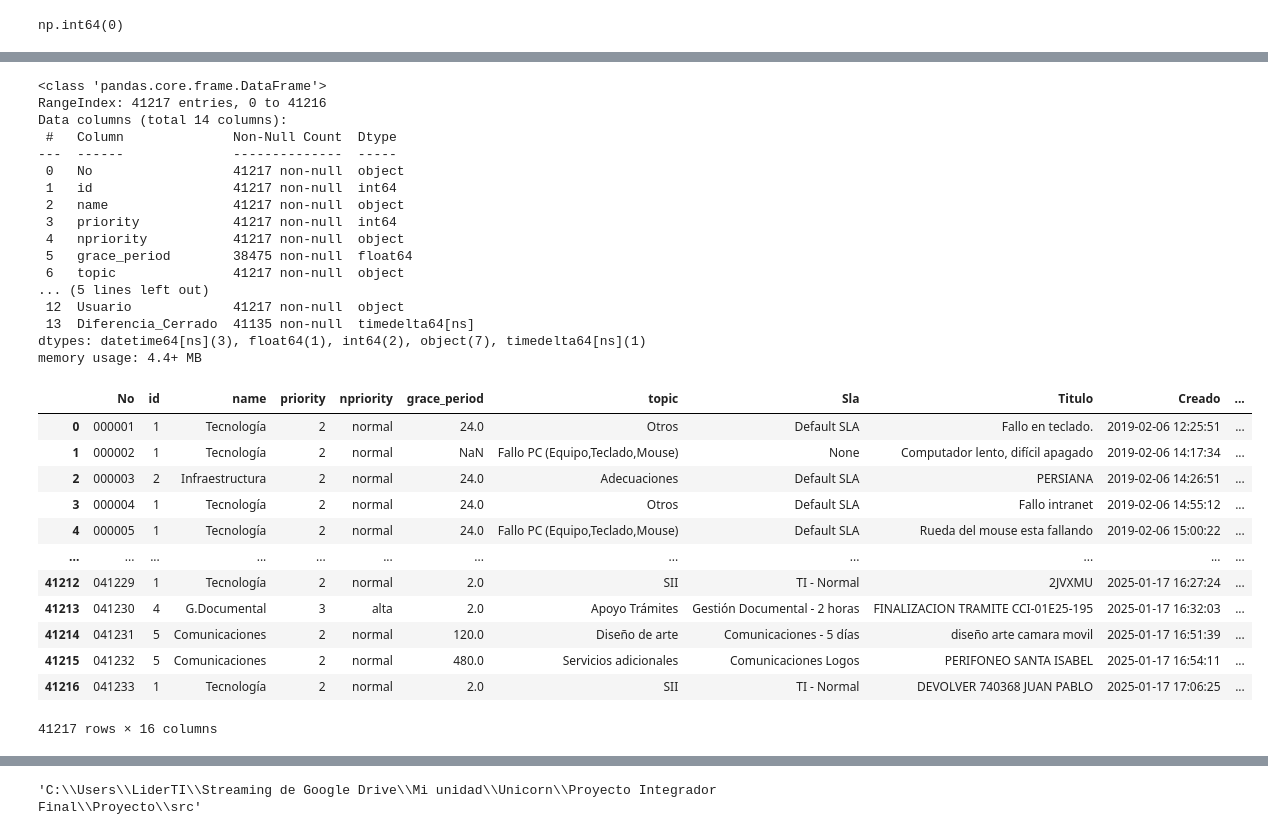
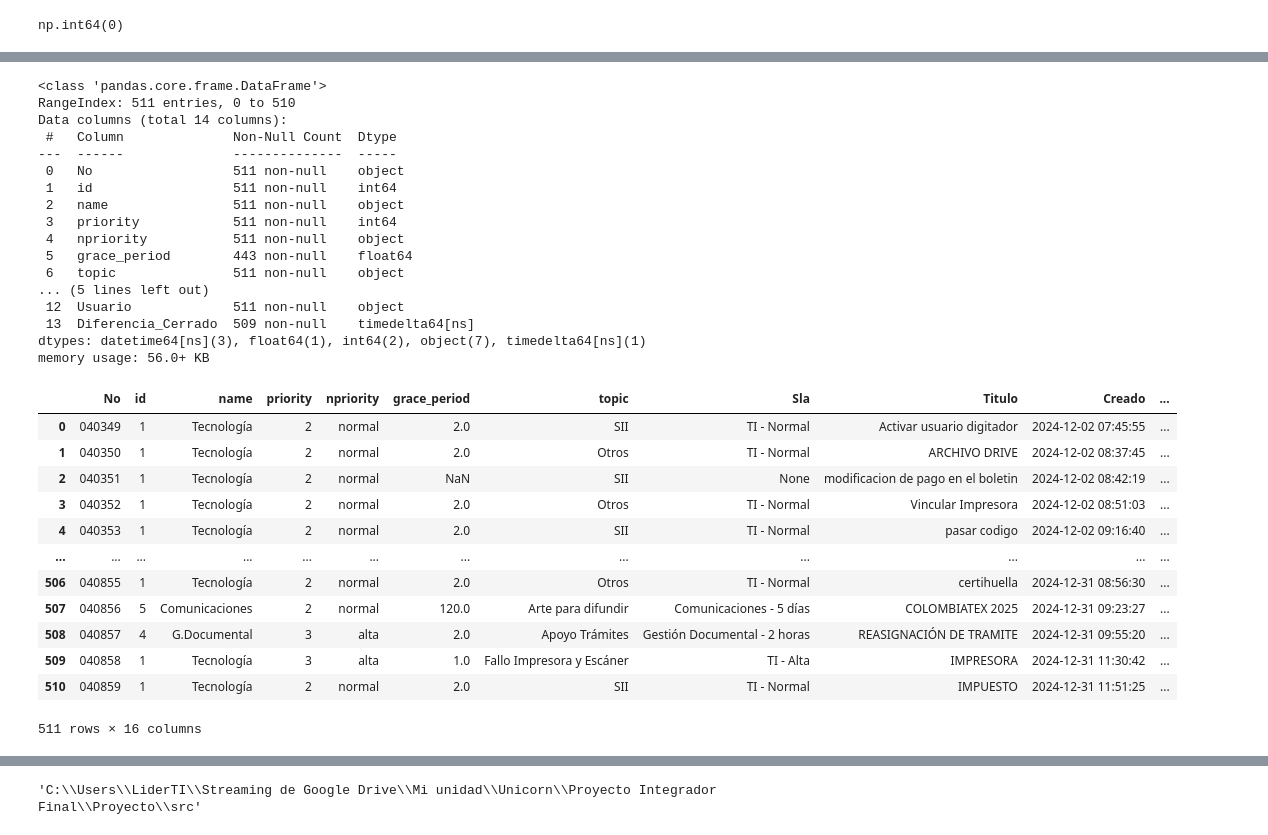
Before and after one commit to ccibague/unicorn7-data-analysis, a Jupyter notebook: src/generalTickets.ipynb, the cells around one changed output, grey strips where cells are left out. Drawn from its saved outputs; the diff is of its cells as text; code cells hidden in the pictures.

```diff
--- a/src/generalTickets.ipynb
+++ b/src/generalTickets.ipynb
@@ -294,7 +314,7 @@ array([2, 1, 3])
 df["name"] = df["name"].str.strip()
 # %%
 # Eliminar posibles espacios en blanco de priority antes de convertirlo a int
-#df["priority"] = df["priority"].str.strip()
+df["priority"] = df["priority"].str.strip()
 # %%
 # Convertir priority (object) a priority(int) y así poderlo comparar (df["priority"] == 1)
 df['priority'] = df['priority'].astype(int)
@@ -302,64 +322,62 @@ df['priority'] = df['priority'].astype(int)
 df.info()
 # %% [output]
 <class 'pandas.core.frame.DataFrame'>
-RangeIndex: 41217 entries, 0 to 41216
+RangeIndex: 511 entries, 0 to 510
 Data columns (total 14 columns):
  #   Column              Non-Null Count  Dtype
 ---  ------              --------------  -----
- 0   No                  41217 non-null  object
- 1   id                  41217 non-null  int64
- 2   name                41217 non-null  object
- 3   priority            41217 non-null  int64
- 4   npriority           41217 non-null  object
- 5   grace_period        38475 non-null  float64
- 6   topic               41217 non-null  object
+ 0   No                  511 non-null    object
+ 1   id                  511 non-null    int64
+ 2   name                511 non-null    object
+ 3   priority            511 non-null    int64
+ 4   npriority           511 non-null    object
+ 5   grace_period        443 non-null    float64
+ 6   topic               511 non-null    object
 ... (5 lines left out)
- 12  Usuario             41217 non-null  object
- 13  Diferencia_Cerrado  41135 non-null  timedelta64[ns]
+ 12  Usuario             511 non-null    object
+ 13  Diferencia_Cerrado  509 non-null    timedelta64[ns]
 dtypes: datetime64[ns](3), float64(1), int64(2), object(7), timedelta64[ns](1)
-memory usage: 4.4+ MB
+memory usage: 56.0+ KB
 # %%
 # Convertir Diferencia_Cerrado a horas
 df["Horas_Cerrado"] = df["Diferencia_Cerrado"].dt.total_seconds() / 3600
 
 
 # Según las prioridades y el tiempo de los SLA, se calcula el indicador si Cumple o no
 condiciones = [
     # Indicador de cumplimiento para el área de Tecnología
     (df["priority"] == 1) & (df["id"] == 1) & (df["Horas_Cerrado"] <= 3),
     (df["priority"] == 2) & (df["id"] == 1) & (df["Horas_Cerrado"] <= 2),
     (df["priority"] == 3) & (df["id"] == 1) & (df["Horas_Cerrado"] <= 1),
 
     # Indicador de cumplimiento para el área de Infraestructura
     (df["priority"] == 1) & (df["id"] == 2) & (df["Horas_Cerrado"] <= 3),
-    (df["priority"] == 2) & (df["id"] == 2) & (df["Horas_Cerrado"] <= 3),
-    (df["priority"] == 3) & (df["id"] == 2) & (df["Horas_Cerrado"] <= 24),
 
     # Indicador de cumplimiento para el área de Gestión Documental
     (df["priority"] == 1) & (df["id"] == 4) & (df["Horas_Cerrado"] <= 24),
     (df["priority"] == 2) & (df["id"] == 4) & (df["Horas_Cerrado"] <= 4),
     (df["priority"] == 3) & (df["id"] == 4) & (df["Horas_Cerrado"] <= 2)
 ]
 
 valores = ["Cumple"] * len(condiciones)
 
 # Asignar el valor por defecto en los casos que no cumplan con las condiciones
 df["Indicador"] = np.select(condiciones, valores, default="No cumple")
 df
 # %% [output]
 |  | No | id | name | priority | npriority | grace_period | topic | Sla | Titulo | Creado | ... |
-| 0 | 000001 | 1 | Tecnología | 2 | normal | 24.0 | Otros | Default SLA | Fallo en teclado. | 2019-02-06 12:25:51 | ... |
-| 1 | 000002 | 1 | Tecnología | 2 | normal | NaN | Fallo PC (Equipo,Teclado,Mouse) | None | Computador lento, difícil apagado | 2019-02-06 14:17:34 | ... |
-| 2 | 000003 | 2 | Infraestructura | 2 | normal | 24.0 | Adecuaciones | Default SLA | PERSIANA | 2019-02-06 14:26:51 | ... |
-| 3 | 000004 | 1 | Tecnología | 2 | normal | 24.0 | Otros | Default SLA | Fallo intranet | 2019-02-06 14:55:12 | ... |
-| 4 | 000005 | 1 | Tecnología | 2 | normal | 24.0 | Fallo PC (Equipo,Teclado,Mouse) | Default SLA | Rueda del mouse esta fallando | 2019-02-06 15:00:22 | ... |
+| 0 | 040349 | 1 | Tecnología | 2 | normal | 2.0 | SII | TI - Normal | Activar usuario digitador | 2024-12-02 07:45:55 | ... |
+| 1 | 040350 | 1 | Tecnología | 2 | normal | 2.0 | Otros | TI - Normal | ARCHIVO DRIVE | 2024-12-02 08:37:45 | ... |
+| 2 | 040351 | 1 | Tecnología | 2 | normal | NaN | SII | None | modificacion de pago en el boletin | 2024-12-02 08:42:19 | ... |
+| 3 | 040352 | 1 | Tecnología | 2 | normal | 2.0 | Otros | TI - Normal | Vincular Impresora | 2024-12-02 08:51:03 | ... |
+| 4 | 040353 | 1 | Tecnología | 2 | normal | 2.0 | SII | TI - Normal | pasar codigo | 2024-12-02 09:16:40 | ... |
 | ... | ... | ... | ... | ... | ... | ... | ... | ... | ... | ... | ... |
-| 41212 | 041229 | 1 | Tecnología | 2 | normal | 2.0 | SII | TI - Normal | 2JVXMU | 2025-01-17 16:27:24 | ... |
-| 41213 | 041230 | 4 | G.Documental | 3 | alta | 2.0 | Apoyo Trámites | Gestión Documental - 2 horas | FINALIZACION TRAMITE CCI-01E25-195 | 2025-01-17 16:32:03 | ... |
-| 41214 | 041231 | 5 | Comunicaciones | 2 | normal | 120.0 | Diseño de arte | Comunicaciones - 5 días | diseño arte camara movil | 2025-01-17 16:51:39 | ... |
-| 41215 | 041232 | 5 | Comunicaciones | 2 | normal | 480.0 | Servicios adicionales | Comunicaciones Logos | PERIFONEO SANTA ISABEL | 2025-01-17 16:54:11 | ... |
-| 41216 | 041233 | 1 | Tecnología | 2 | normal | 2.0 | SII | TI - Normal | DEVOLVER 740368 JUAN PABLO | 2025-01-17 17:06:25 | ... |
+| 506 | 040855 | 1 | Tecnología | 2 | normal | 2.0 | Otros | TI - Normal | certihuella | 2024-12-31 08:56:30 | ... |
+| 507 | 040856 | 5 | Comunicaciones | 2 | normal | 120.0 | Arte para difundir | Comunicaciones - 5 días | COLOMBIATEX 2025 | 2024-12-31 09:23:27 | ... |
+| 508 | 040857 | 4 | G.Documental | 3 | alta | 2.0 | Apoyo Trámites | Gestión Documental - 2 horas | REASIGNACIÓN DE TRAMITE | 2024-12-31 09:55:20 | ... |
+| 509 | 040858 | 1 | Tecnología | 3 | alta | 1.0 | Fallo Impresora y Escáner | TI - Alta | IMPRESORA | 2024-12-31 11:30:42 | ... |
+| 510 | 040859 | 1 | Tecnología | 2 | normal | 2.0 | SII | TI - Normal | IMPUESTO | 2024-12-31 11:51:25 | ... |
-41217 rows × 16 columns
+511 rows × 16 columns
 # %%
 # Totalizar los tickets que cumplen
 (df["Indicador"] == "Cumple").sum()
```
Also changed, not shown: parts of 15 cells of this notebook, 1 other file.
